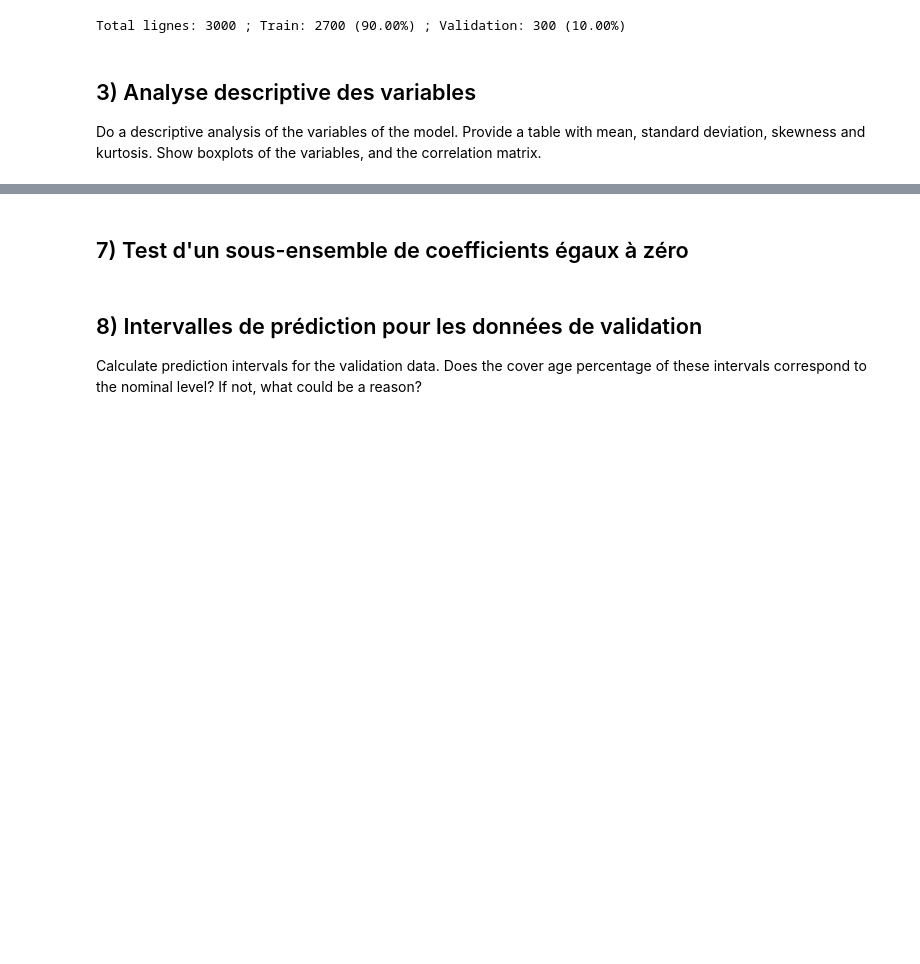
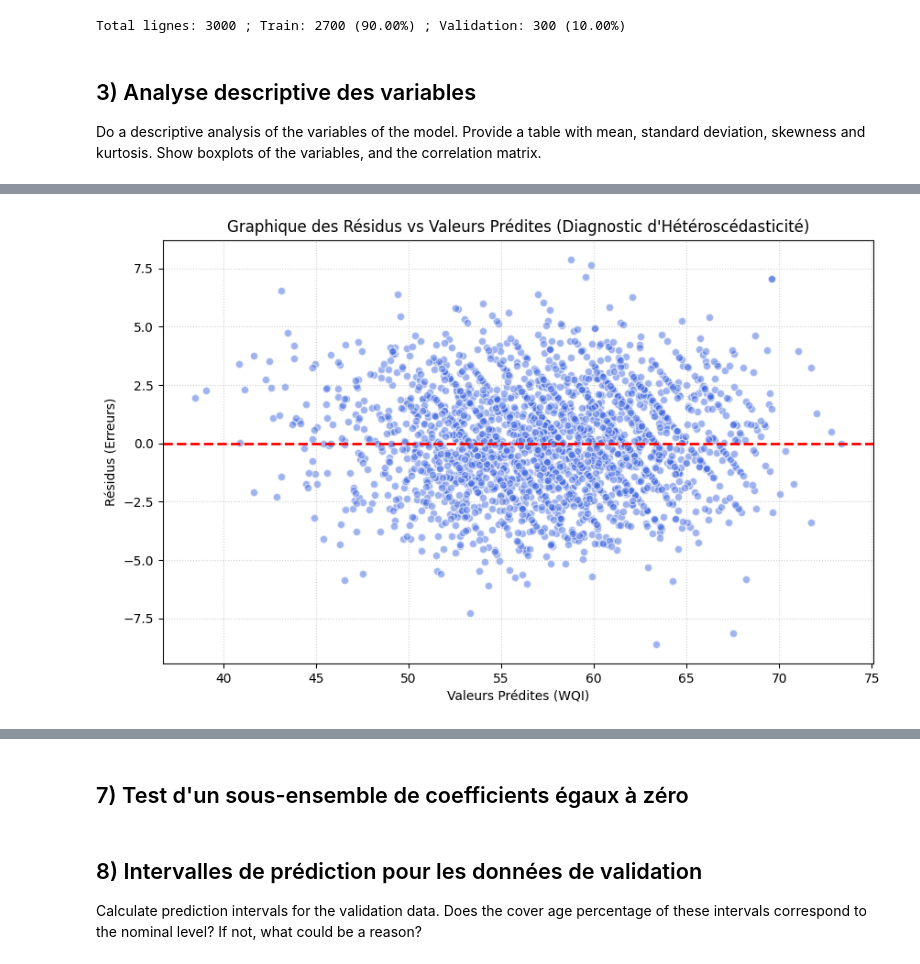
Before and after one commit to MatscoSan/Linear-P1, a Jupyter notebook: notebook.ipynb, the cells around one changed output, grey strips where cells are left out. Saved outputs shown, nothing was run; the diff lists cells and outputs as text; code cells hidden in the pictures; blank space fills up the shorter version.

```diff
--- a/notebook.ipynb
+++ b/notebook.ipynb
@@ -130,0 +348,13 @@ SyntaxError: invalid syntax (384090406.py, line 3)
+# %%
+idx_coupable = np.argmax(cooks_d)
+print(f"L'observation problématique est à l'index : {idx_coupable}")
+
+indices_a_supprimer = [1237, 15]
+#suppression des points hyper-influents
+X_final_sans_outlier = X_final_clean.drop(index=indices_a_supprimer, errors='ignore')
+y_train_sans_outlier = y_train.drop(index=indices_a_supprimer, errors='ignore')
+model_final_final = sm.OLS(y_train_sans_outlier, X_final_sans_outlier).fit()
+
+print(f"R-squared avant : {model_final_clean.rsquared:.4f}")
+print(f"R-squared après : {model_final_final.rsquared:.4f}")
+print(model_final_final.summary())
@@ -130,0 +379,17 @@ SyntaxError: invalid syntax (384090406.py, line 3)
+# %%
+import matplotlib.pyplot as plt
+
+#calcul des résidus et des valeurs prédites
+residuals = model_final_final.resid
+fitted_values = model_final_final.fittedvalues
+
+plt.figure(figsize=(10, 6))
+plt.scatter(fitted_values, residuals, alpha=0.5, color='royalblue', edgecolors='white')
+plt.axhline(y=0, color='red', linestyle='--', linewidth=2)
+plt.title("Graphique des Résidus vs Valeurs Prédites (Diagnostic d'Hétéroscédasticité)")
+plt.xlabel("Valeurs Prédites (WQI)")
+plt.ylabel("Résidus (Erreurs)")
+plt.grid(True, linestyle=':', alpha=0.6)
+plt.show()
+# %% [output]
+[figure, added]
```
Also changed, not shown: parts of 22 cells of this notebook.
